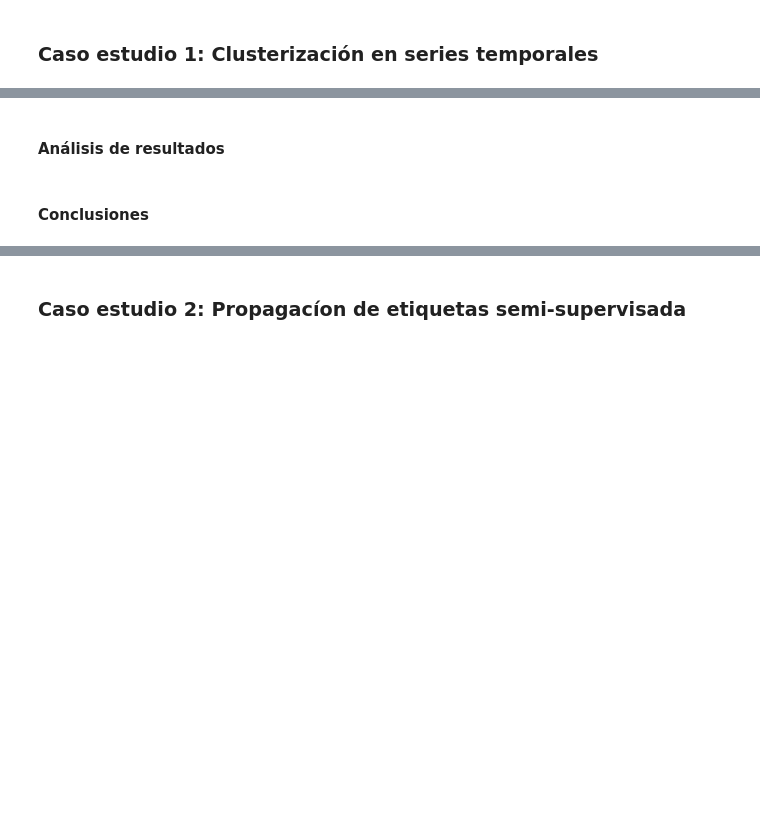
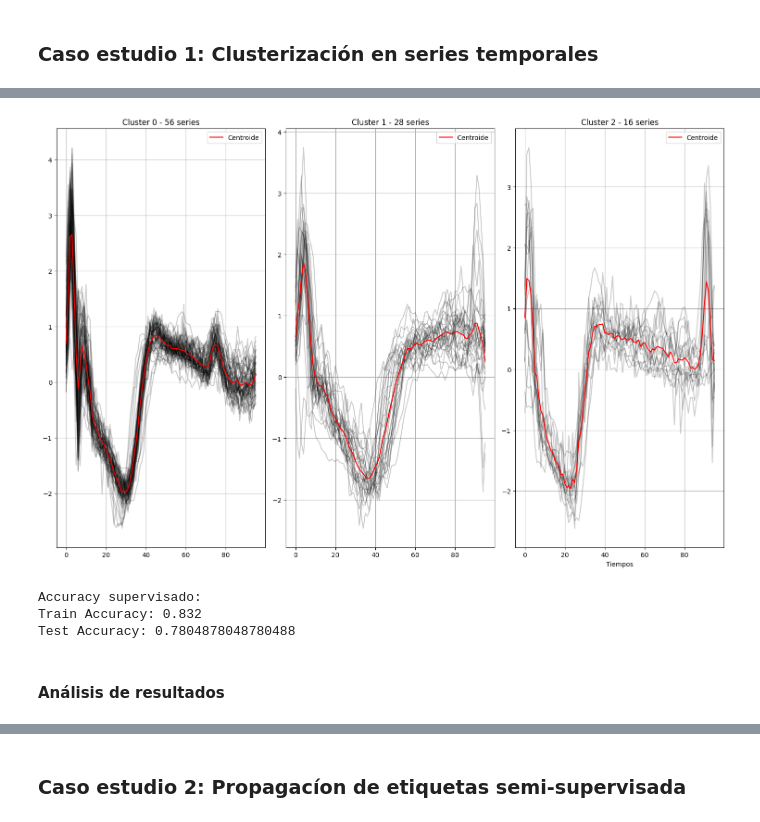
Before and after one commit to JeffAsDRK/Semana_4_ANS, a Jupyter notebook: S4_Lab_Int_4.ipynb, the cells around one changed output, grey strips where cells are left out. Drawn from its saved outputs; the diff is of its cells as text; code cells hidden in the pictures; blank space fills up the shorter version.

```diff
--- a/S4_Lab_Int_4.ipynb
+++ b/S4_Lab_Int_4.ipynb
@@ -156,4 +272,80 @@ Test Accuracy: 0.64
+# %%
+from sklearn.cluster import KMeans
+import numpy as np
+
+# Determinar el número de clusters
+n_clusters = 3
+
+# Inicializar el modelo KMeans
+kmeans = KMeans(n_clusters=n_clusters, n_init=10, random_state=0)
+
+# Ajustar el modelo a los datos de entrenamiento
+kmeans.fit(X_train_scaled.squeeze())
+
+# Predecir los clusters para los datos de entrenamiento
+y_pred_train = kmeans.labels_
+
+# Predecir los clusters para los datos de prueba (o también sobre entrenamiento, como en tu ejemplo)
+y_pred_test = kmeans.predict(X_train_scaled.squeeze())
+# %%
+import matplotlib.pyplot as plt
+import numpy as np
+
+# Asegúrate de tener estas variables ya definidas:
+# - X_train_scaled: (n_samples, n_timestamps)
+# - kmeans: modelo ya ajustado
+# - y_pred_train: etiquetas predichas (kmeans.labels_)
+
+n_clusters = 3
+n_timestamps = X_train_scaled.shape[1]
+
+# Obtener los centroides (en KMeans están en forma aplanada si se entrenó sobre 2D)
+centroids = kmeans.cluster_centers_  # (n_clusters, n_timestamps)
+
+# Crear una subgráfica por cada cluster
+fig, axs = plt.subplots(1, n_clusters, figsize=(15, 10), sharex=True)
+
+for cluster_id in range(n_clusters):
+    ax = axs[cluster_id] if n_clusters > 1 else axs
+
+    # Series del cluster actual
+    cluster_series = X_train_scaled[y_pred_train == cluster_id]
+
+    # Graficar todas las series del cluster
+    for series in cluster_series:
+        ax.plot(series, alpha=0.2, color="black")
+
+    # Graficar el centroide del cluster
+    ax.plot(centroids[cluster_id], color="red", label="Centroide")
+
+    ax.set_title(f"Cluster {cluster_id} - {len(cluster_series)} series")
+    ax.legend()
+    ax.grid(True)
+
+plt.xlabel("Tiempos")
+plt.tight_layout()
+plt.show()
+# %% [output]
+[figure, added]
+# %%
+from scipy.stats import mode
+from sklearn.metrics import f1_score
+def map_clusters_to_labels(y_true, y_pred):
+    labels = np.zeros_like(y_pred)
+    for i in np.unique(y_pred):
+        mask = (y_pred == i)
+        labels[mask] = mode(y_true[mask])[0]
+    return labels
+
+mapped_train = map_clusters_to_labels(y_train, y_pred_train)
+mapped_test = map_clusters_to_labels(y_test, y_pred_test)
+
+print("\nAccuracy supervisado:")
+print("Train Accuracy:", f1_score(y_train, mapped_train))
+print("Test Accuracy:", f1_score(y_test, mapped_test))
+# %% [output]
+Accuracy supervisado:
+Train Accuracy: 0.832
+Test Accuracy: 0.7804878048780488
 # %% [markdown]
 #### Análisis de resultados
-# %% [markdown]
-#### Conclusiones
```
Also changed, not shown: parts of 12 cells of this notebook.
